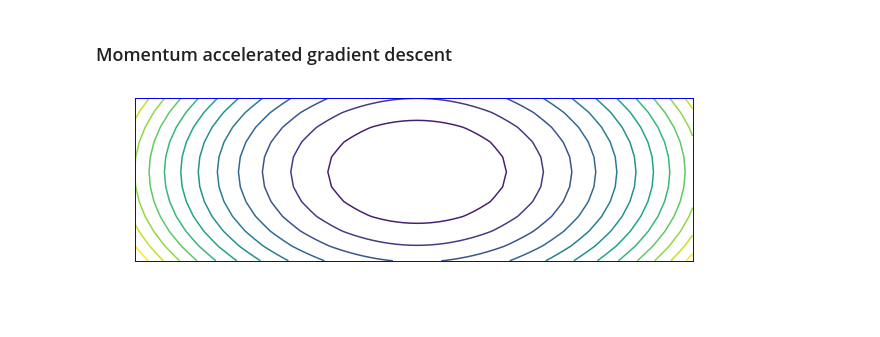
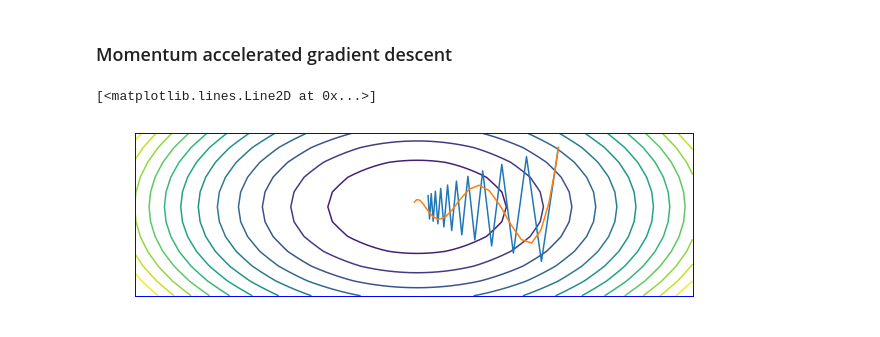
Before and after one commit to RyotaBannai/Data_Science, a Jupyter notebook: Coordinate search descent.ipynb, the cells around one changed output. Drawn from its saved outputs; the diff is of its cells as text; code cells hidden in the pictures.

Commit message:
implement Normalized descent gradient, Momemtum, Approximation with Taylor's expanstion for descent gradient

```diff
--- a/Coordinate search descent.ipynb
+++ b/Coordinate search descent.ipynb
@@ -256,3 +292,19 @@ The problems of descent gradient are: first, zigzagging problem happens when the
 # %%
 axes_setting_ = {'facecolor' : 'white'}
 mpl.rc('axes',**axes_setting_)
+# %%
+def gradient_descent_sp(g, alpha, max_its, w):
+    # compute gradient module using autograd
+    n_w = np.arange(len(w))
+    n = n_w.tolist()
+    grads = grad(g,(n))
+    #print(*n)
+    weight_history = [w]
+    cost_history = [g(*w)]
+    for k in range(max_its):
+        grad_eval = grads(*w)
+        w = [w[n] - alpha*grad_eval[n] for n in n_w]
+        #
+        weight_history.append(w)
+        cost_history.append(g(*w))
+    return weight_history,cost_history
@@ -259,33 +332,27 @@ mpl.rc('axes',**axes_setting_)
 # %%
 import matplotlib
 delta = 0.25
 x = np.arange(-10., 10., delta)
 y = np.arange(-1.5, 1.5, delta)
 X, Y = np.meshgrid(x, y)
-#Z = lambda w,a,b,c: a + b.T.dot(w) #+ w.T.dot(c).dot(w)
-"""Z = lambda w,a,b,c: a + b[0]*w[0] + b[1]*w[1] + c[0]*(w[0]**2) + c[1]*(w[1]**2)
-a = .1
-b = np.zeros(2)
-c1 = np.array([.02,10])"""
-#Z = lambda w1,w2: (w1+2*w2-7)**2 + (2*w1+w2-5)**2
-#Z = lambda w1,w2: w1**2 + 16*(w2**2)
-Z = lambda w,c: np.multiply(w.T.dot(c), w.T)
-
-#fig, ax = plt.subplots(figsize=(15, 3))
-#Z_ = Z(X.ravel(), Y.ravel())
-c = np.array([[1,0.],[0.,13.]])
-Z_ = Z(np.vstack((X.ravel(), Y.ravel())),c)
-Z_ = np.array([z[0]+z[1] for z in Z_])
+Z = lambda x1, x2: x1**2 + 16*(x2**2)
 ##
 levels = np.arange(-Z_.min(),Z_.max(),10)
 fig, ax = plt.subplots(figsize=(10, 3))
 normalize=matplotlib.colors.Normalize(vmin=None, vmax=None, clip=False)
-CS = ax.contour(X, Y, Z_.reshape(X.shape), norm=normalize, levels=levels)
-#alpha=.8
-#max_its=20
-#w=[5.,1.]
-#w_hist, cost_hist= gradient_descent(Z,alpha,max_its,w);w_hist, cost_hist
-#w_hist = np.array(w_hist)
-#plt.scatter(w_hist[:,0],w_hist[:,1])
+ax.contour(X, Y, Z(X, Y), norm=normalize, levels=levels)
+#
+alpha = .06
+max_its = 20
+x = np.array([5., 1.])
+# non normalized
+x_hist, cost_hist = gradient_descent_sp(Z, alpha, max_its, x)
+x_hist = np.array(x_hist)
+plt.plot(x_hist[:,0], x_hist[:,1])
+# momemtum
+x_hist, cost_hist = momentum(Z, alpha, max_its, x)
+x_hist = np.array(x_hist)
+plt.plot(x_hist[:,0], x_hist[:,1])
 # %% [output]
+[<matplotlib.lines.Line2D at 0x...>]
-[figure, old version]
+[figure, new version]
```
Also changed, not shown: parts of 12 cells of this notebook, 1 other file.
